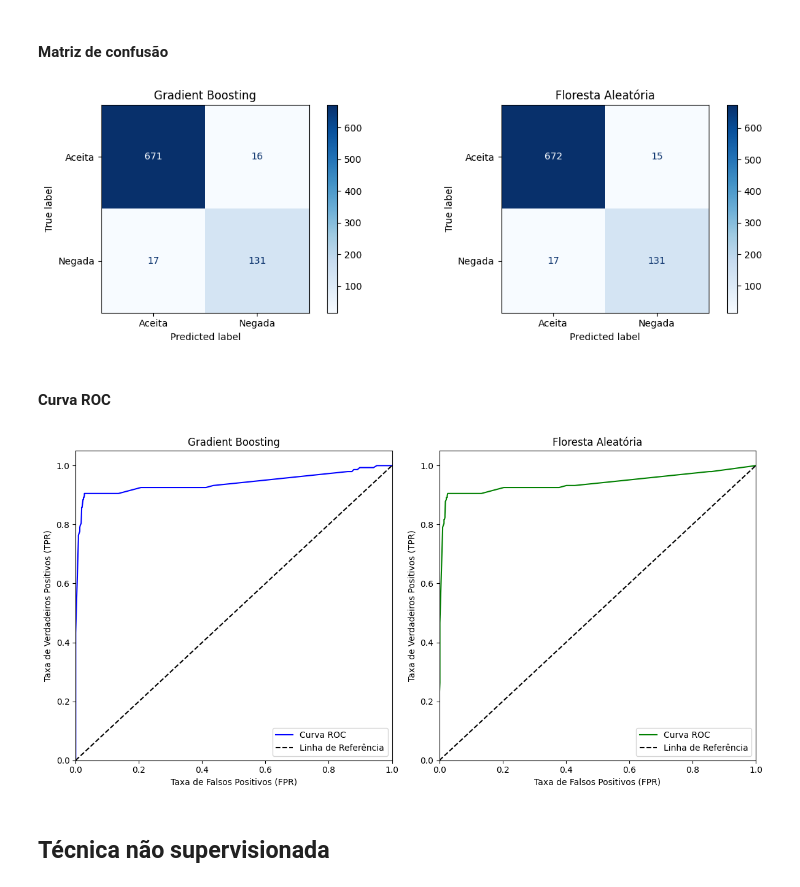
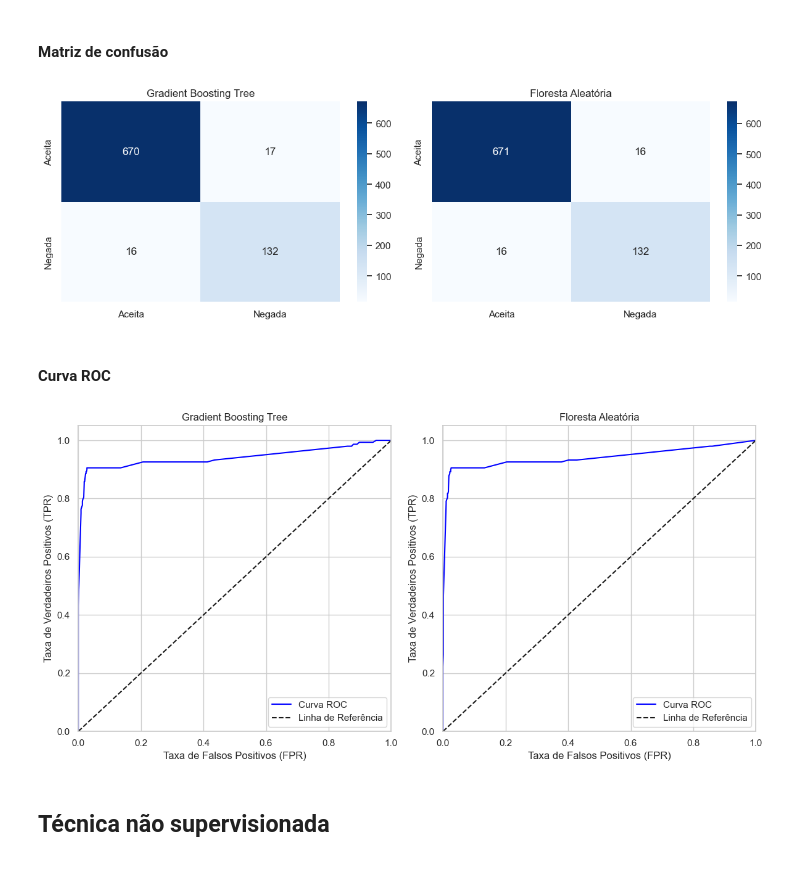
Before and after one commit to raphaelramosds/material-requests, a Jupyter notebook: Project.ipynb, the cells around one changed output. Drawn from its saved outputs; the diff is of its cells as text; code cells hidden in the pictures.

```diff
--- a/Project.ipynb
+++ b/Project.ipynb
@@ -152,10 +141,10 @@ A coluna `valor` precisa ser transformada em valores decimais
 # %%
 import re
 
-rgx_remove_trash = r'R\$|\s'
+rgx_remove_prefix = r'R\$|\s'
 rgx_only_last_point = r'\.(?=[^.]*\.)'
 
-df.loc[:,'valor'] = df['valor'].apply(lambda value: re.sub(rgx_only_last_point, '', re.sub(rgx_remove_trash, '', value).replace(',', '.')))
+df.loc[:,'valor'] = df['valor'].apply(lambda value: re.sub(rgx_only_last_point, '', re.sub(rgx_remove_prefix, '', value).replace(',', '.')))
 df.loc[:,'valor'] = df['valor'].astype(float)
 # %% [markdown]
 Verificar linhas que possuem valores NaN
@@ -180,13 +190,12 @@ ax = sns.boxplot(data=df_copy[['valor']])
 # %%
 def categorize_value(value):
-    # 0 = valores abaixo R$ 1000
     if value < 1000:
         return 0
-    # 1 = valores entre R$ 1000 e R$ 2000
     elif value >= 1000 and value <= 2000:
         return 1
-    # 2 = valores maiores que R$ 2000
-    return 2
+    elif value > 2000 and value < 4000:
+        return 2
+    return 3
 
 df.loc[:,'valor'] = df['valor'].apply(categorize_value)
 # %% [markdown]
@@ -263,9 +272,7 @@ class AssessClassifier:
     Plotar matriz de confusão
     """
     def get_cm(self):
-        cm = confusion_matrix(self.y_test,self.y_pred)
-        cm_display = ConfusionMatrixDisplay(cm, display_labels=['Aceita','Negada'])
-        return cm_display
+        return confusion_matrix(self.y_test,self.y_pred)
 
     """
     Plotar curva ROC
@@ -279,16 +286,10 @@ class AssessClassifier:
     Mostrar acurácia, precisão e sensibilidade do modelo
     """
     def get_metrics(self):
-        # Acuracia, precisao e sensibilidade
         accuracy = accuracy_score(self.y_test, self.y_pred)
         precision = precision_score(self.y_test, self.y_pred)
         recall = recall_score(self.y_test, self.y_pred)
         return accuracy, precision, recall
-
-# Classe para avaliar as técnicas não supervisionadas
-class AssessClustering:
-    def __init__(self):
-        pass
 # %% [markdown]
 ## Técnicas supervisionadas
 # %% [markdown]
@@ -344,22 +342,21 @@ pd.DataFrame(metrics)
 # %% [markdown]
 #### Matriz de confusão
 # %%
-# Criar subplots
-fig, axs = plt.subplots(1, 2, figsize=(12, 4))
+cm1 = gb.get_cm()
+cm2 = rf.get_cm()
 
-gb_cm = gb.get_cm()
-gb_cm.plot(cmap='Blues', ax=axs[0])
-axs[0].set_title("Gradient Boosting")
+fig, axes = plt.subplots(1, 2, figsize=(12, 4))
 
-rf_cm = rf.get_cm()
-rf_cm.plot(cmap='Blues', ax=axs[1])
-axs[1].set_title("Floresta Aleatória")
+sns.heatmap(cm1, annot=True, fmt="d", ax=axes[0], cmap="Blues", xticklabels=["Aceita", "Negada"], yticklabels=["Aceita", "Negada"])
+axes[0].set_title("Gradient Boosting Tree")
 
-# Ajustar layout e mostrar imagem
+sns.heatmap(cm2, annot=True, fmt="d", ax=axes[1], cmap="Blues", xticklabels=["Aceita", "Negada"], yticklabels=["Aceita", "Negada"])
+axes[1].set_title("Floresta Aleatória")
+
 plt.tight_layout()
 plt.show()
 # %% [output]
-[figure, old version]
+[figure, new version]
 # %% [markdown]
 #### Curva ROC
 # %%
@@ -372,11 +369,11 @@ plt.xlim([0.0, 1.0])
 plt.ylim([0.0, 1.05])
 plt.xlabel('Taxa de Falsos Positivos (FPR)')
 plt.ylabel('Taxa de Verdadeiros Positivos (TPR)')
-plt.title('Gradient Boosting')
+plt.title('Gradient Boosting Tree')
 plt.legend(loc='lower right')
 
 plt.subplot(1, 2, 2)
-plt.plot(fpr_rf, tpr_rf, label='Curva ROC', color='green')
+plt.plot(fpr_rf, tpr_rf, label='Curva ROC', color='blue')
 plt.plot([0, 1], [0, 1], 'k--', label='Linha de Referência')
 plt.xlim([0.0, 1.0])
 plt.ylim([0.0, 1.05])
@@ -389,7 +386,7 @@ plt.tight_layout()
 
 plt.show()
 # %% [output]
-[figure, old version]
+[figure, new version]
 # %% [markdown]
 ## Técnica não supervisionada
 # %% [markdown]
```
Also changed, not shown: parts of 10 cells of this notebook.
